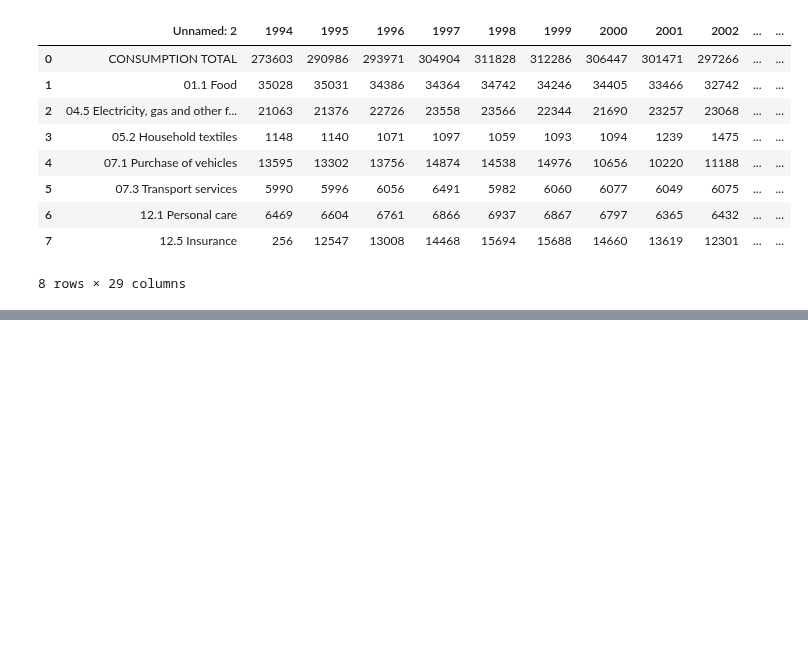
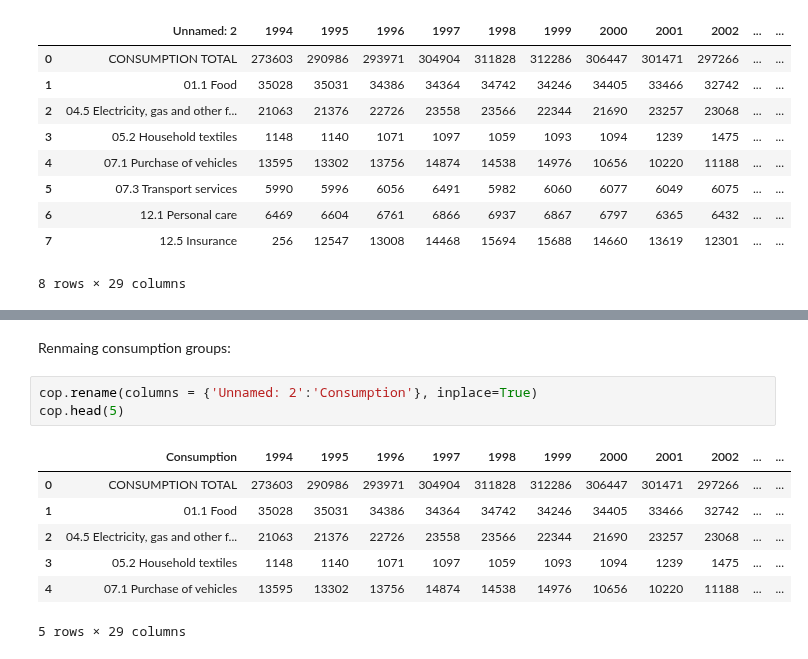
Before and after one commit to NumEconCopenhagen/projects-2023-EFS, a Jupyter notebook: dataproject/St_data_p.ipynb, the cells around one changed output, grey strips where cells are left out. Saved outputs shown, nothing was run; the diff lists cells and outputs as text; blank space fills up the shorter version.

```diff
--- a/dataproject/St_data_p.ipynb
+++ b/dataproject/St_data_p.ipynb
@@ -170,0 +183,13 @@ cop.head(10)
+# %% [markdown]
+Renmaing consumption groups:
+# %%
+cop.rename(columns = {'Unnamed: 2':'Consumption'}, inplace=True)
+cop.head(5)
+# %% [output]
+|  | Consumption | 1994 | 1995 | 1996 | 1997 | 1998 | 1999 | 2000 | 2001 | 2002 | ... | ... |
+| 0 | CONSUMPTION TOTAL | 273603 | 290986 | 293971 | 304904 | 311828 | 312286 | 306447 | 301471 | 297266 | ... | ... |
+| 1 | 01.1 Food | 35028 | 35031 | 34386 | 34364 | 34742 | 34246 | 34405 | 33466 | 32742 | ... | ... |
+| 2 | 04.5 Electricity, gas and other f... | 21063 | 21376 | 22726 | 23558 | 23566 | 22344 | 21690 | 23257 | 23068 | ... | ... |
+| 3 | 05.2 Household textiles | 1148 | 1140 | 1071 | 1097 | 1059 | 1093 | 1094 | 1239 | 1475 | ... | ... |
+| 4 | 07.1 Purchase of vehicles | 13595 | 13302 | 13756 | 14874 | 14538 | 14976 | 10656 | 10220 | 11188 | ... | ... |
+5 rows × 29 columns
```
Also changed, not shown: parts of 14 cells of this notebook.
